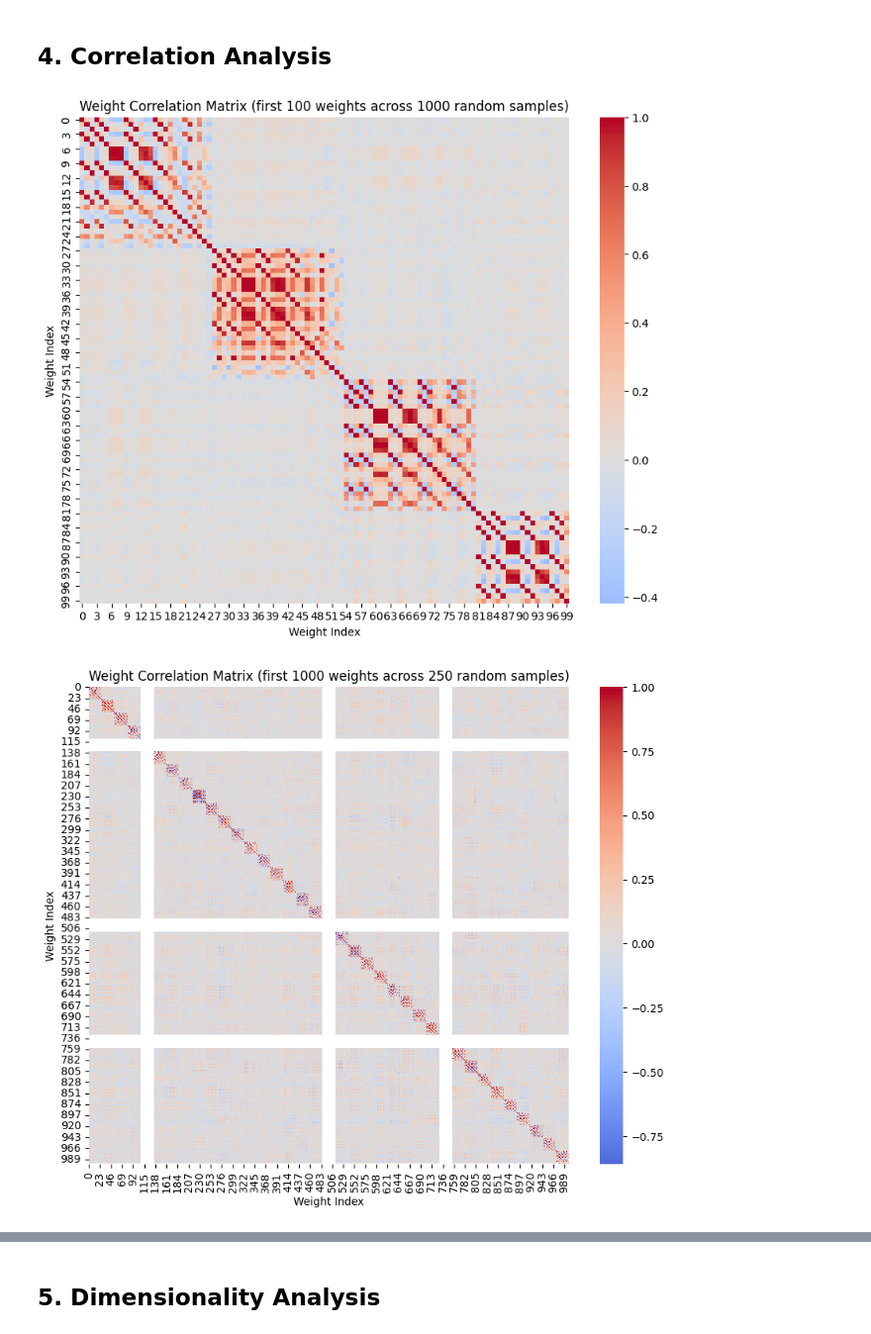
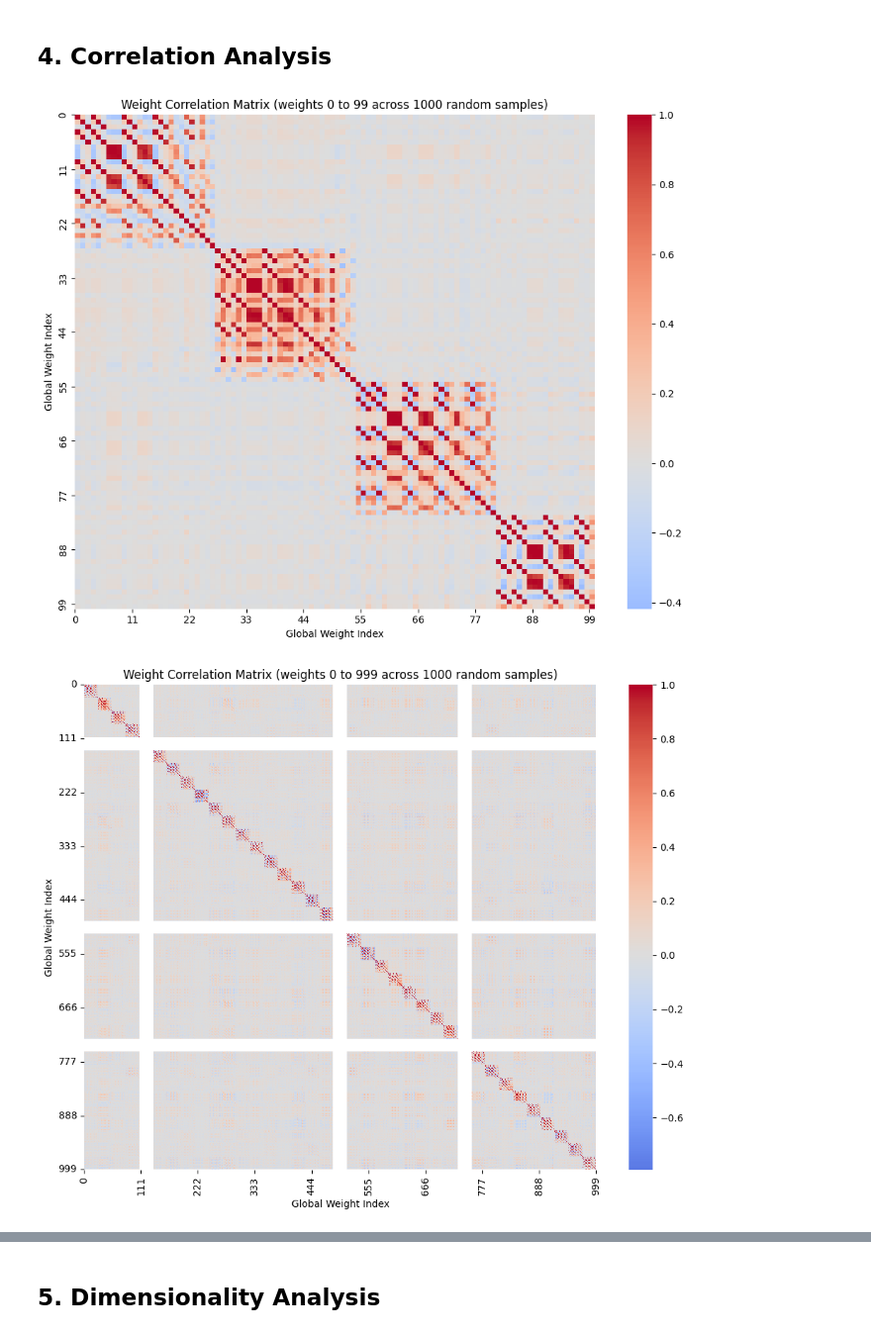
Before and after one commit to mathieu-pr/hyperdiffusion, a Jupyter notebook: autoencoders/eda.ipynb, the cells around one changed output, grey strips where cells are left out. Shown at 99% size. Cells and saved outputs as stored; diff of their text form; code cells hidden in the pictures.

Commit message:
add mlp analysis for correlation

```diff
--- a/autoencoders/eda.ipynb
+++ b/autoencoders/eda.ipynb
@@ -133,29 +268,49 @@ plt.show()
 # %% [markdown]
 ## 4. Correlation Analysis
 # %%
-def analyze_weight_correlations(dataset, n_samples=5, n_weights=100, seed=42):
+import numpy as np
+import matplotlib.pyplot as plt
+import seaborn as sns
+
+def analyze_weight_correlations(dataset, n_samples=5, seed=42, start_index=0, end_index=None):
+    if end_index is None:
+        raise ValueError("You must specify end_index when n_weights is not provided.")
+
     rng = np.random.default_rng(seed)
     indices = rng.choice(len(dataset), size=min(n_samples, len(dataset)), replace=False)
+
     weight_list = []
     for i in indices:
         weights, _, _ = dataset[i]
-        weight_list.append(weights.numpy()[:n_weights])
+        weight_list.append(weights.numpy()[start_index:end_index])
+
     weights_2d = np.stack(weight_list)
-
     corr_matrix = np.corrcoef(weights_2d, rowvar=False)
 
+    # Global tick labels
+    tick_labels = list(range(start_index, end_index))
+    n_weights = end_index - start_index
+
     plt.figure(figsize=(10, 8))
-    sns.heatmap(corr_matrix, cmap='coolwarm', center=0)
-    plt.title(f'Weight Correlation Matrix (first {n_weights} weights across {n_samples} random samples)')
-    plt.xlabel('Weight Index')
-    plt.ylabel('Weight Index')
+    ax = sns.heatmap(corr_matrix, cmap='coolwarm', center=0)
+
+    # Set global tick labels
+    ax.set_xticks(np.linspace(0, n_weights - 1, 10).astype(int))
+    ax.set_yticks(np.linspace(0, n_weights - 1, 10).astype(int))
+    ax.set_xticklabels([tick_labels[i] for i in np.linspace(0, n_weights - 1, 10).astype(int)])
+    ax.set_yticklabels([tick_labels[i] for i in np.linspace(0, n_weights - 1, 10).astype(int)])
+
+    plt.title(f'Weight Correlation Matrix (weights {start_index} to {end_index - 1} across {n_samples} random samples)')
+    plt.xlabel('Global Weight Index')
+    plt.ylabel('Global Weight Index')
+    plt.tight_layout()
     plt.show()
 
-# analyze_weight_correlations(dataset, n_samples=5, n_weights=100, seed=42)
-analyze_weight_correlations(dataset, n_samples=1000, n_weights=100, seed=42)
+
+analyze_weight_correlations(dataset, n_samples=1000, start_index=0, end_index=100)
 # %% [output]
-[figure, old version]
+[figure, new version]
 # %%
-analyze_weight_correlations(dataset, n_samples=250, n_weights=1000, seed=42)
+analyze_weight_correlations(dataset, n_samples=1000, start_index=0, end_index=1000)
 # %% [output]
-[figure, old version]
+[figure, new version]
```
Also changed, not shown: parts of 8 cells of this notebook.
